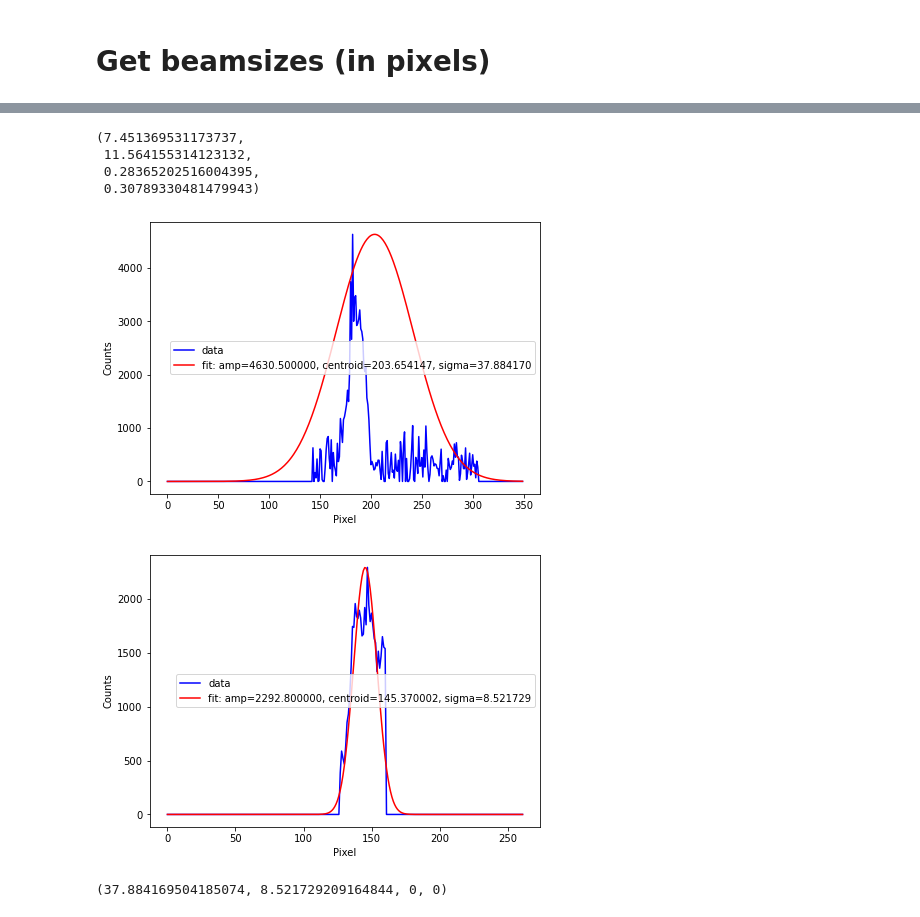
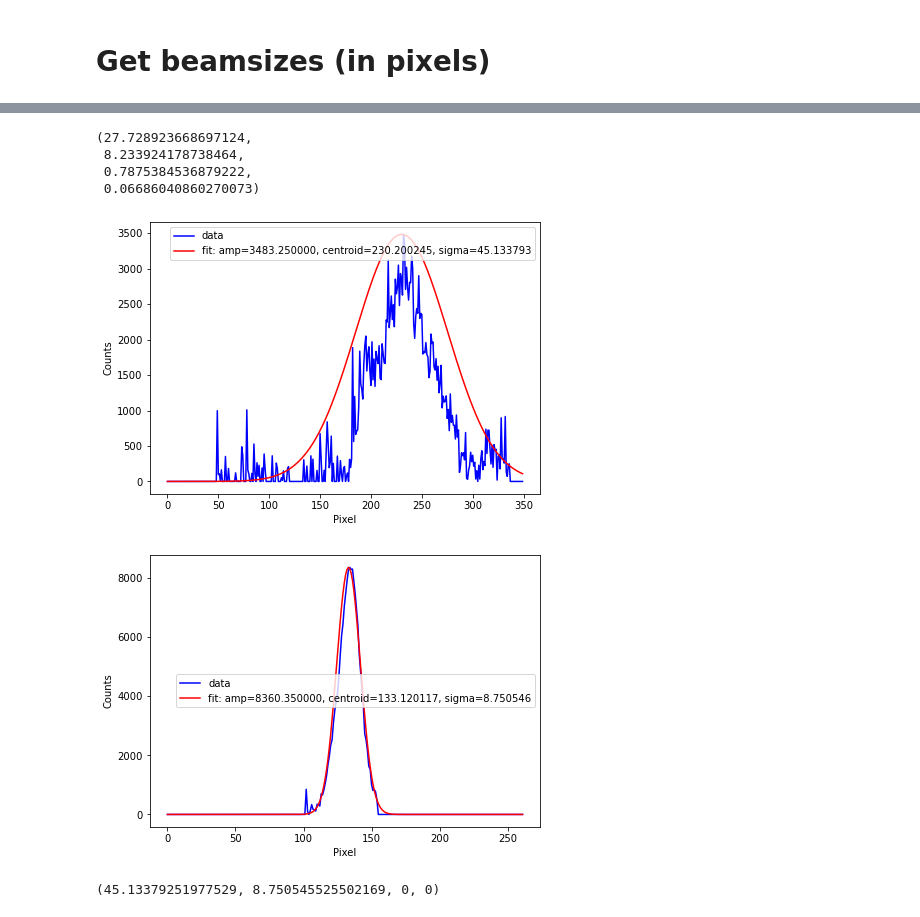
Before and after one commit to slaclab/lcls_emit, a Jupyter notebook: example_find_sizes.ipynb, the cells around one changed output, grey strips where cells are left out. Cells and saved outputs as stored; diff of their text form; code cells hidden in the pictures.

```diff
--- a/example_find_sizes.ipynb
+++ b/example_find_sizes.ipynb
@@ -13,9 +13,13 @@ import matplotlib.pyplot as plt
 # %% [markdown]
 # Get image
 # %%
-otr_im = np.load("./examples/1618446887_img.npy")
-n_col =  np.load("./examples/1618446887_ncol.npy")
-n_row =  np.load("./examples/1618446887_nrow.npy")
+# otr_im = np.load("./examples/1618446887_img.npy")
+# n_col =  np.load("./examples/1618446887_ncol.npy")
+# n_row =  np.load("./examples/1618446887_nrow.npy")
+
+otr_im = np.load("./saved_images/MD_20210924/img_09-26_00-00-02.npy")
+n_col =  np.load("./saved_images/MD_20210924/ncol_09-26_00-56-22.npy")
+n_row =  np.load("./saved_images/MD_20210924/nrow_09-26_00-56-22.npy")
 # %% [markdown]
 # Process image
 # %%
@@ -57,13 +61,13 @@ def getbeamsizes():
     return beam_image.get_sizes(show_plots=False)
 getbeamsizes()
 # %% [output]
-(7.451369531173737,
- 11.564155314123132,
- 0.28365202516004395,
- 0.30789330481479943)
+(27.728923668697124,
+ 8.233924178738464,
+ 0.7875384536879222,
+ 0.06686040860270073)
 # %%
-beam_image.get_sizes(method="rms cut area", cut_area=0.3, show_plots=True)
+beam_image.get_sizes(method="rms cut area", cut_area=0.05, show_plots=True)
 # %% [output]
-[figure, old version]
+[figure, new version]
-[figure, old version]
+[figure, new version]
-(37.884169504185074, 8.521729209164844, 0, 0)
+(45.13379251977529, 8.750545525502169, 0, 0)
```
Also changed, not shown: parts of 3 cells of this notebook, 50 other files.
